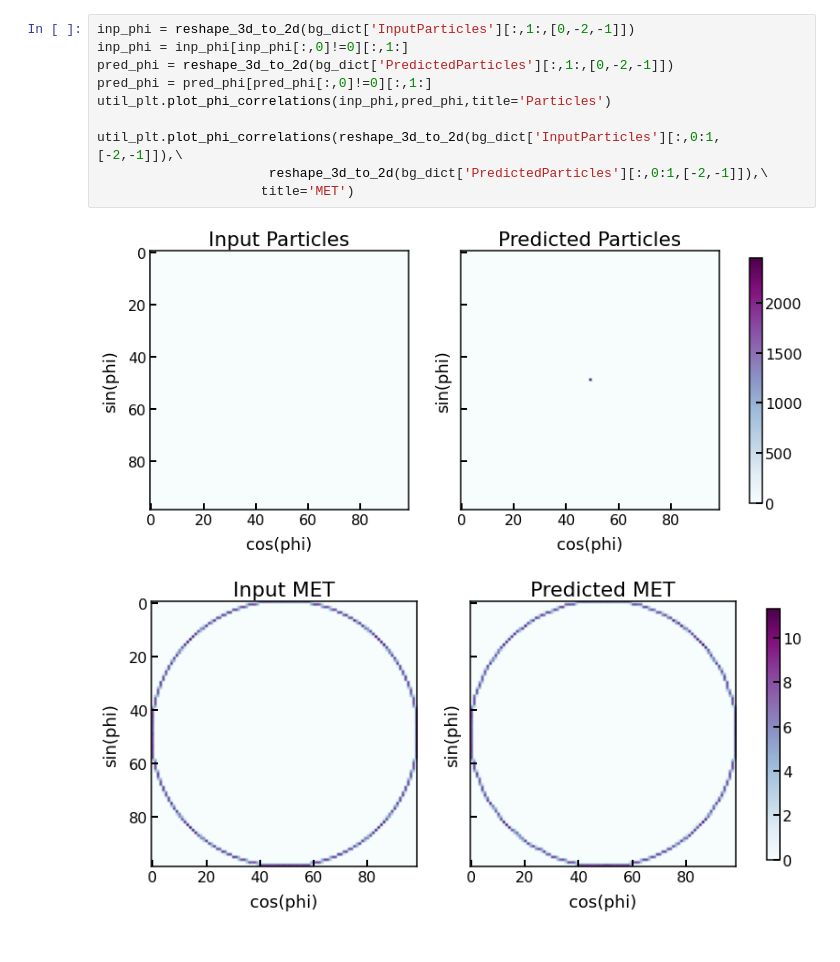
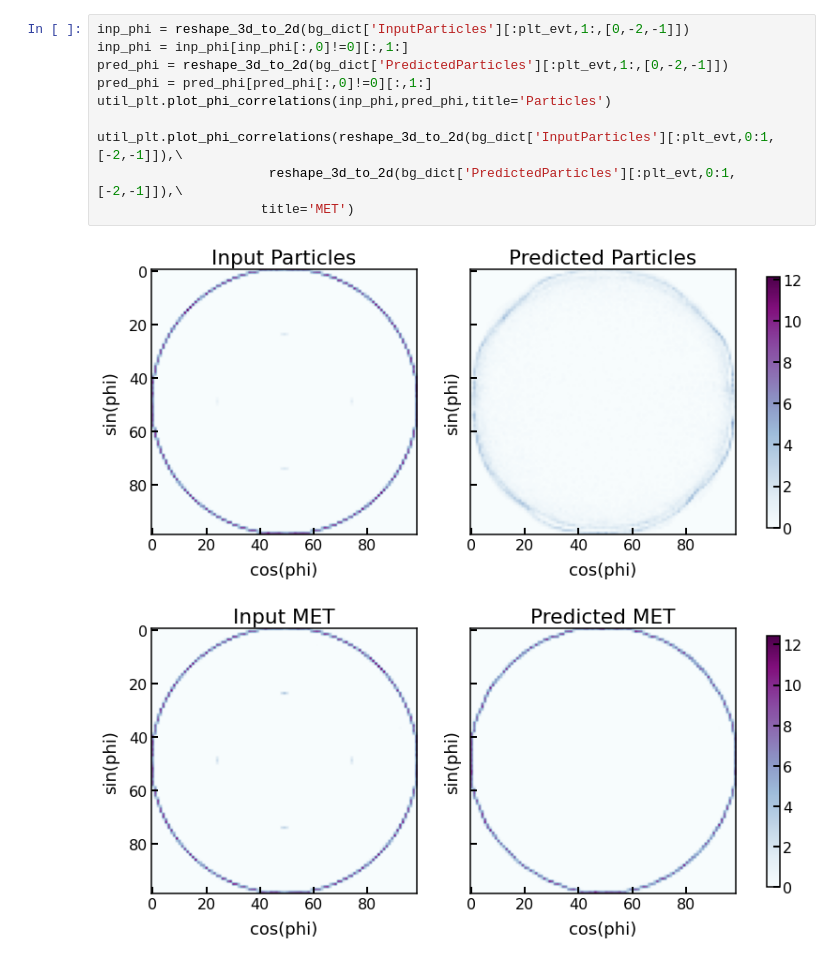
Before and after one commit to chernyavskaya/AnomalyClustering, a Jupyter notebook: notebooks/graph_AE_plotting.ipynb, the cells around one changed output. Saved outputs shown, nothing was run; the diff lists cells and outputs as text.

```diff
--- a/notebooks/graph_AE_plotting.ipynb
+++ b/notebooks/graph_AE_plotting.ipynb
@@ -158,13 +148,13 @@ util_plt.plot_features([reshape_3d_to_2d(bg_dict['InputParticles'][:,0:1,:]),res
 # %%
-inp_phi = reshape_3d_to_2d(bg_dict['InputParticles'][:,1:,[0,-2,-1]])
+inp_phi = reshape_3d_to_2d(bg_dict['InputParticles'][:plt_evt,1:,[0,-2,-1]])
 inp_phi = inp_phi[inp_phi[:,0]!=0][:,1:]
-pred_phi = reshape_3d_to_2d(bg_dict['PredictedParticles'][:,1:,[0,-2,-1]])
+pred_phi = reshape_3d_to_2d(bg_dict['PredictedParticles'][:plt_evt,1:,[0,-2,-1]])
 pred_phi = pred_phi[pred_phi[:,0]!=0][:,1:]
 util_plt.plot_phi_correlations(inp_phi,pred_phi,title='Particles')
 
-util_plt.plot_phi_correlations(reshape_3d_to_2d(bg_dict['InputParticles'][:,0:1,[-2,-1]]),\
-                      reshape_3d_to_2d(bg_dict['PredictedParticles'][:,0:1,[-2,-1]]),\
+util_plt.plot_phi_correlations(reshape_3d_to_2d(bg_dict['InputParticles'][:plt_evt,0:1,[-2,-1]]),\
+                      reshape_3d_to_2d(bg_dict['PredictedParticles'][:plt_evt,0:1,[-2,-1]]),\
                      title='MET')
 # %% [output]
-[figure, old version]
+[figure, new version]
-[figure, old version]
+[figure, new version]
```
Also changed, not shown: parts of 10 cells of this notebook, 4 other files.
